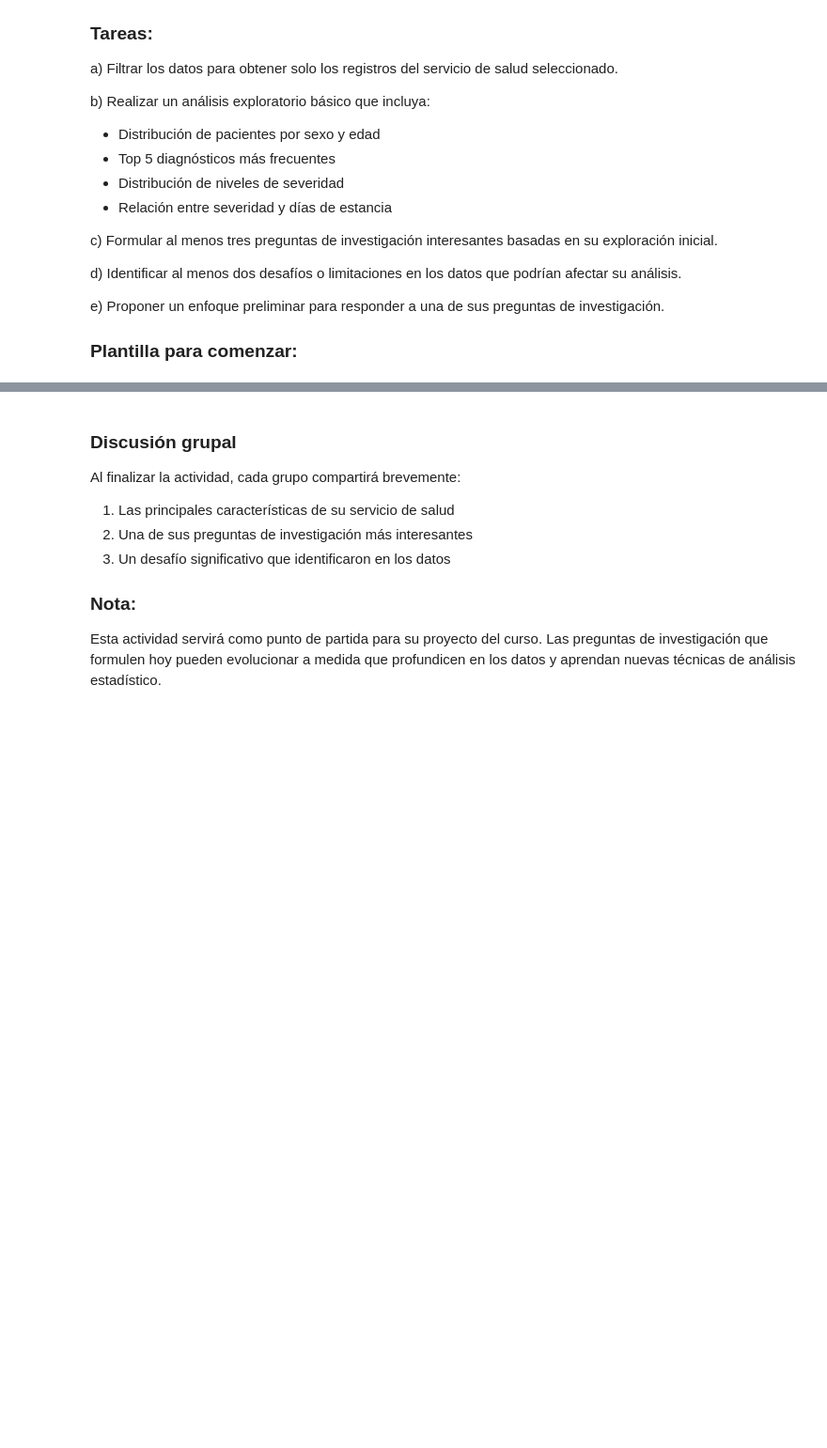
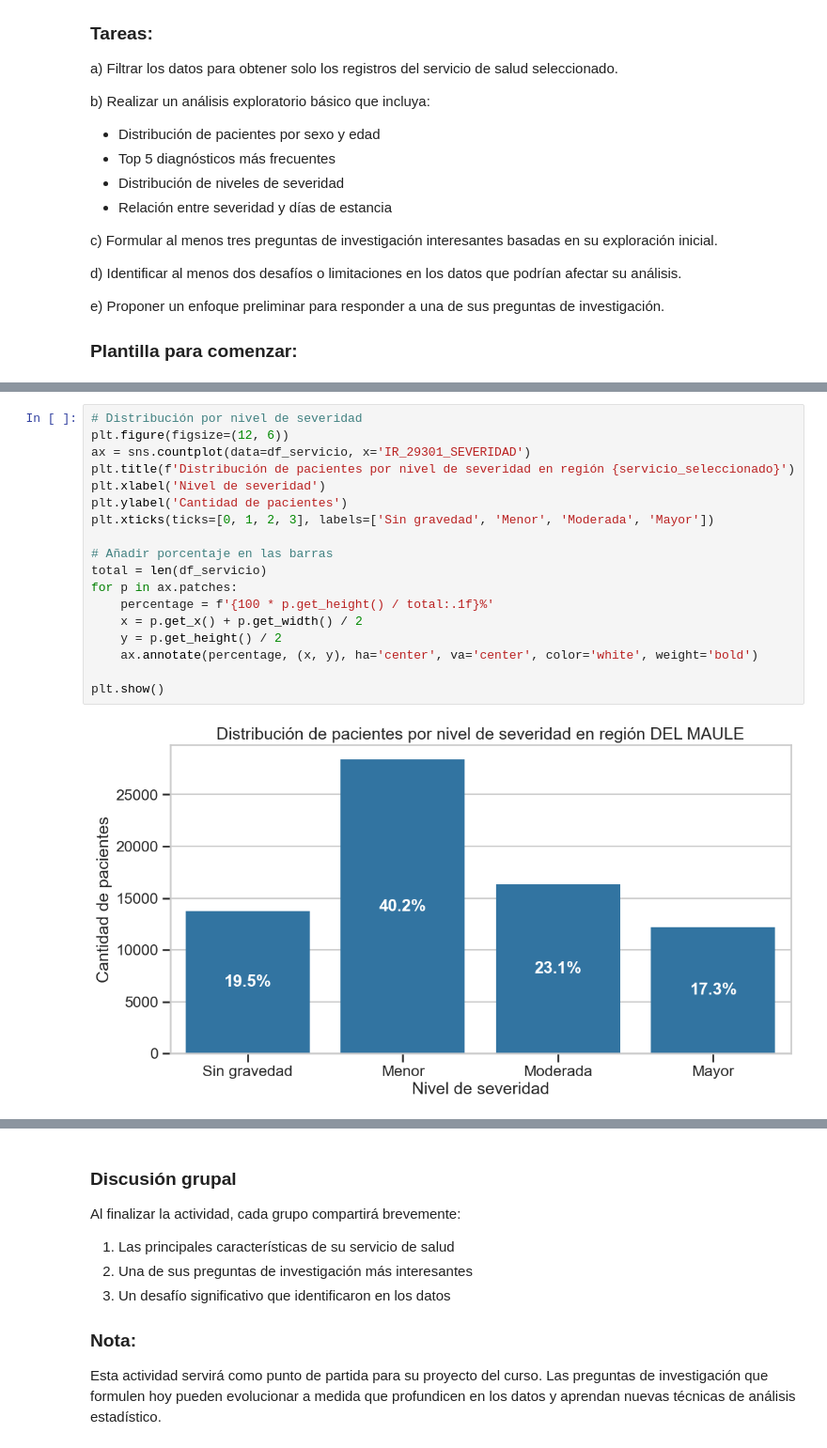
Before and after one commit to Bato21/Analisis-de-Datos-e-Inferencia-Estadistica, a Jupyter notebook: 00_Intro_exploracion_GRD_01_2026.ipynb, the cells around one changed output, grey strips where cells are left out. Shown at 94% size. Drawn from its saved outputs; the diff is of its cells as text; blank space fills up the shorter version.

```diff
--- a/00_Intro_exploracion_GRD_01_2026.ipynb
+++ b/00_Intro_exploracion_GRD_01_2026.ipynb
@@ -536,0 +551,20 @@ plt.show()
+# %%
+# Distribución por nivel de severidad
+plt.figure(figsize=(12, 6))
+ax = sns.countplot(data=df_servicio, x='IR_29301_SEVERIDAD')
+plt.title(f'Distribución de pacientes por nivel de severidad en región {servicio_seleccionado}')
+plt.xlabel('Nivel de severidad')
+plt.ylabel('Cantidad de pacientes')
+plt.xticks(ticks=[0, 1, 2, 3], labels=['Sin gravedad', 'Menor', 'Moderada', 'Mayor'])
+
+# Añadir porcentaje en las barras
+total = len(df_servicio)
+for p in ax.patches:
+    percentage = f'{100 * p.get_height() / total:.1f}%'
+    x = p.get_x() + p.get_width() / 2
+    y = p.get_height() / 2
+    ax.annotate(percentage, (x, y), ha='center', va='center', color='white', weight='bold')
+
+plt.show()
+# %% [output]
+[figure, added]
```
Also changed, not shown: parts of 10 cells of this notebook.
